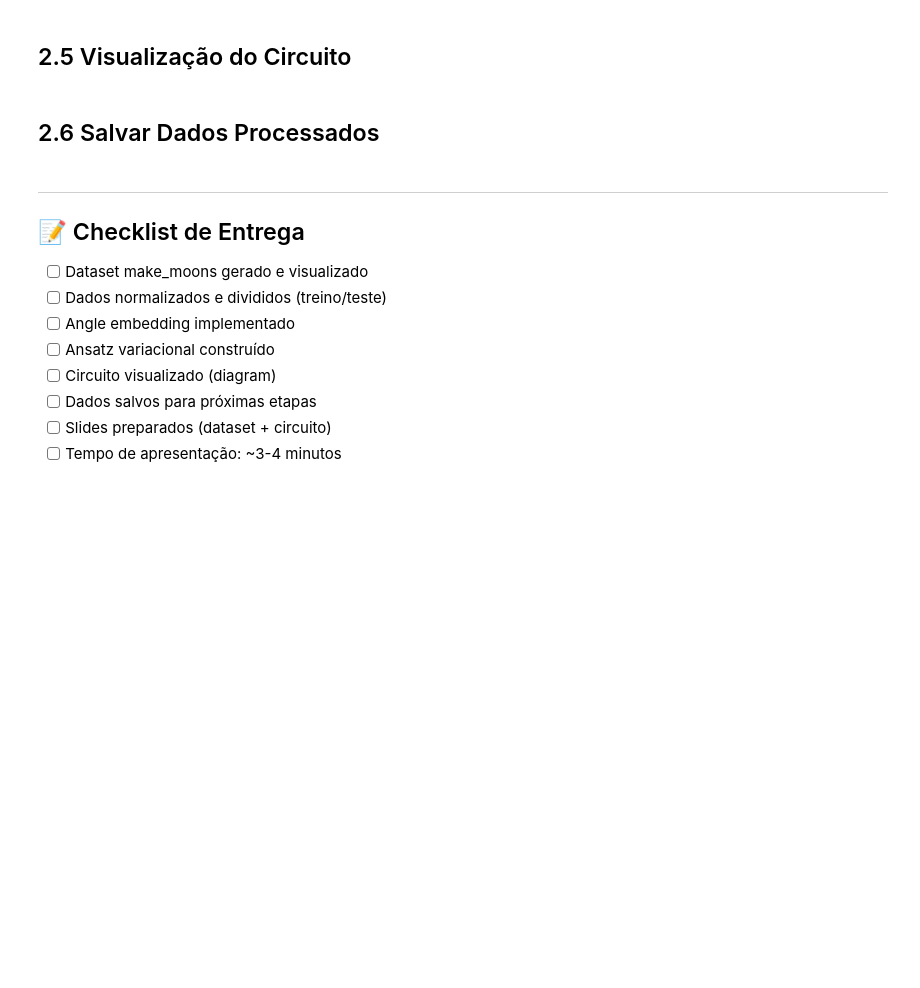
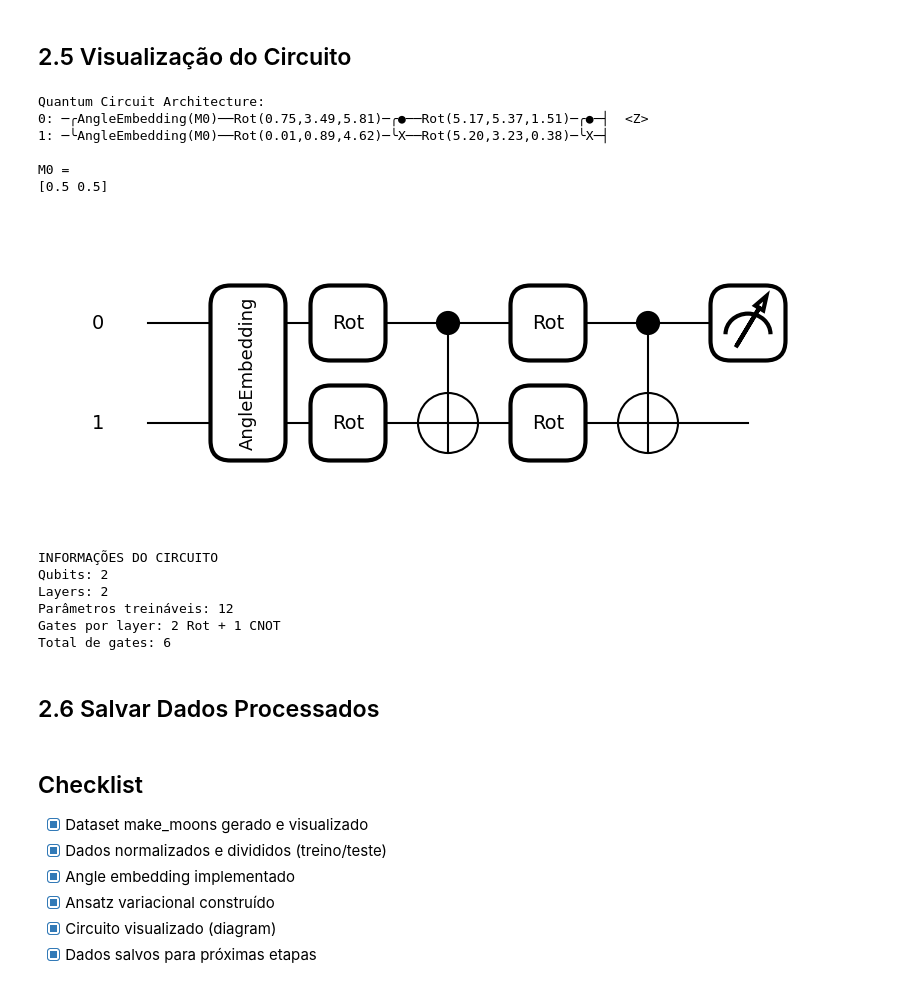
Before and after one commit to SapoSopa/QML, a Jupyter notebook: notebooks/02_dataset_circuito.ipynb, the cells around one changed output. Cells and saved outputs as stored; diff of their text form; code cells hidden in the pictures; blank space fills up the shorter version.

```diff
--- a/notebooks/02_dataset_circuito.ipynb
+++ b/notebooks/02_dataset_circuito.ipynb
@@ -104,20 +140,44 @@ def variational_circuit(params, x):
 # %% [markdown]
 ## 2.5 Visualização do Circuito
 # %%
-# TODO: Criar device
-# dev = qml.device('default.qubit', wires=n_qubits)
+# Desenhar circuito
+dummy_params = np.random.uniform(0, 2*np.pi, (n_layers, n_qubits, 3))
+dummy_x = np.array([0.5, 0.5])
 
-# TODO: Criar QNode para visualização
-# @qml.qnode(dev)
-# def circuit_for_drawing(params, x):
-#     variational_circuit(params, x)
-#     return qml.expval(qml.PauliZ(0))
+print("Quantum Circuit Architecture:")
+print(qml.draw(variational_circuit)(dummy_params, dummy_x))
 
-# TODO: Desenhar circuito
-# dummy_params = np.random.random((n_layers, n_qubits, 3))
-# dummy_x = np.array([0.5, 0.5])
-# fig, ax = qml.draw_mpl(circuit_for_drawing)(dummy_params, dummy_x)
-# plt.show()
+# Desenhar visualmente com matplotlib
+try:
+    fig, ax = qml.draw_mpl(variational_circuit)(dummy_params, dummy_x)
+    plt.tight_layout()
+    os.makedirs('../figures', exist_ok=True)
+    plt.savefig('../figures/quantum_circuit_diagram.png', dpi=300, bbox_inches='tight')
+    plt.show()
+except Exception as e:
+    print(f"\nVisualização gráfica não disponível ({e})")
+
+# Informações do circuito
+print(f"INFORMAÇÕES DO CIRCUITO")
+print(f"Qubits: {n_qubits}")
+print(f"Layers: {n_layers}")
+print(f"Parâmetros treináveis: {n_layers * n_qubits * 3}")
+print(f"Gates por layer: {n_qubits} Rot + 1 CNOT")
+print(f"Total de gates: {n_layers * (n_qubits + 1)}")
+# %% [output]
+Quantum Circuit Architecture:
+0: ─╭AngleEmbedding(M0)──Rot(0.75,3.49,5.81)─╭●──Rot(5.17,5.37,1.51)─╭●─┤  <Z>
+1: ─╰AngleEmbedding(M0)──Rot(0.01,0.89,4.62)─╰X──Rot(5.20,3.23,0.38)─╰X─┤
+
+M0 =
+[0.5 0.5]
+[figure, added]
+INFORMAÇÕES DO CIRCUITO
+Qubits: 2
+Layers: 2
+Parâmetros treináveis: 12
+Gates por layer: 2 Rot + 1 CNOT
+Total de gates: 6
 # %% [markdown]
 ## 2.6 Salvar Dados Processados
 # %%
@@ -129,13 +204,9 @@ def variational_circuit(params, x):
 # %% [markdown]
----
+## Checklist
 
-## 📝 Checklist de Entrega
-
-- [ ] Dataset make_moons gerado e visualizado
-- [ ] Dados normalizados e divididos (treino/teste)
-- [ ] Angle embedding implementado
-- [ ] Ansatz variacional construído
-- [ ] Circuito visualizado (diagram)
-- [ ] Dados salvos para próximas etapas
-- [ ] Slides preparados (dataset + circuito)
-- [ ] Tempo de apresentação: ~3-4 minutos
+- [x] Dataset make_moons gerado e visualizado
+- [x] Dados normalizados e divididos (treino/teste)
+- [x] Angle embedding implementado
+- [x] Ansatz variacional construído
+- [x] Circuito visualizado (diagram)
+- [x] Dados salvos para próximas etapas
```
Also changed, not shown: parts of 8 cells of this notebook.
